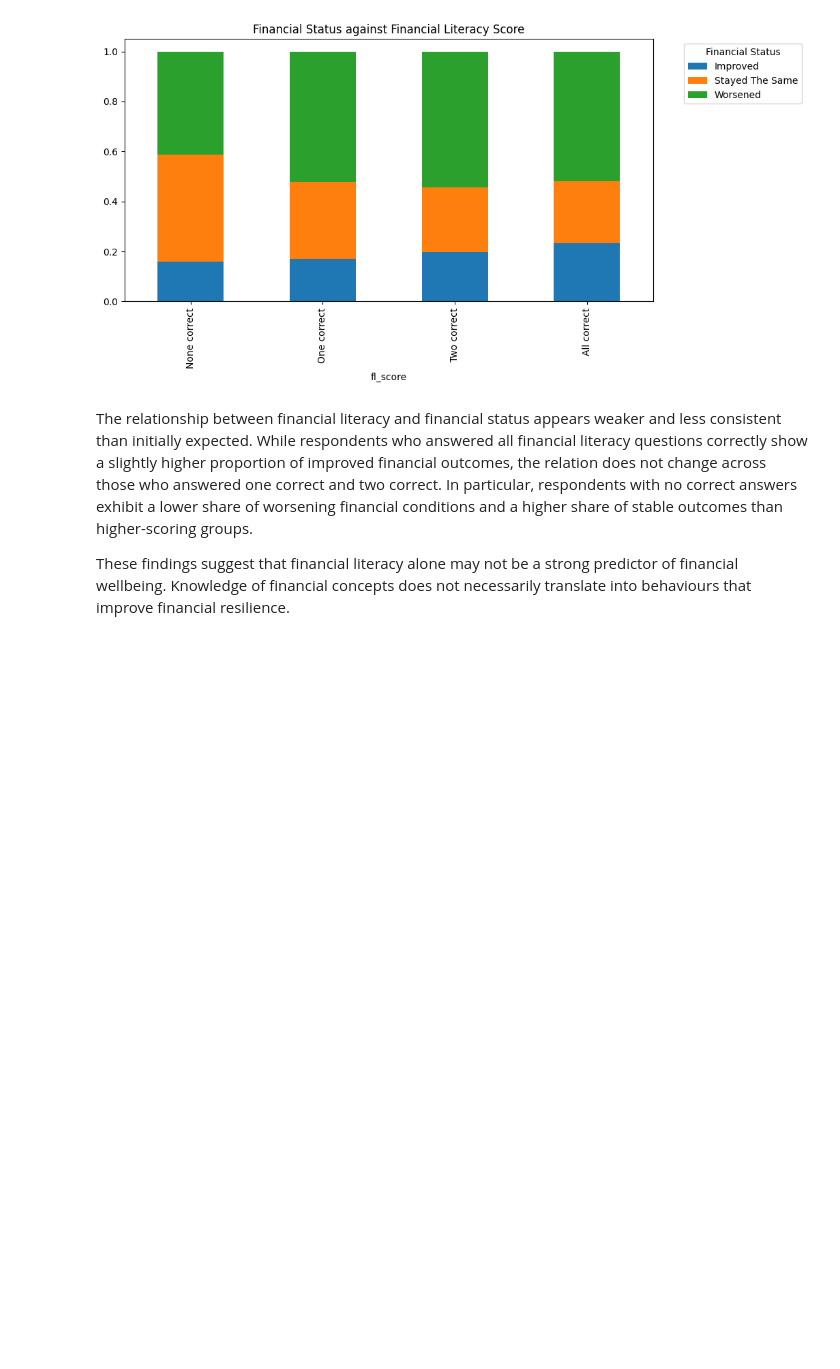
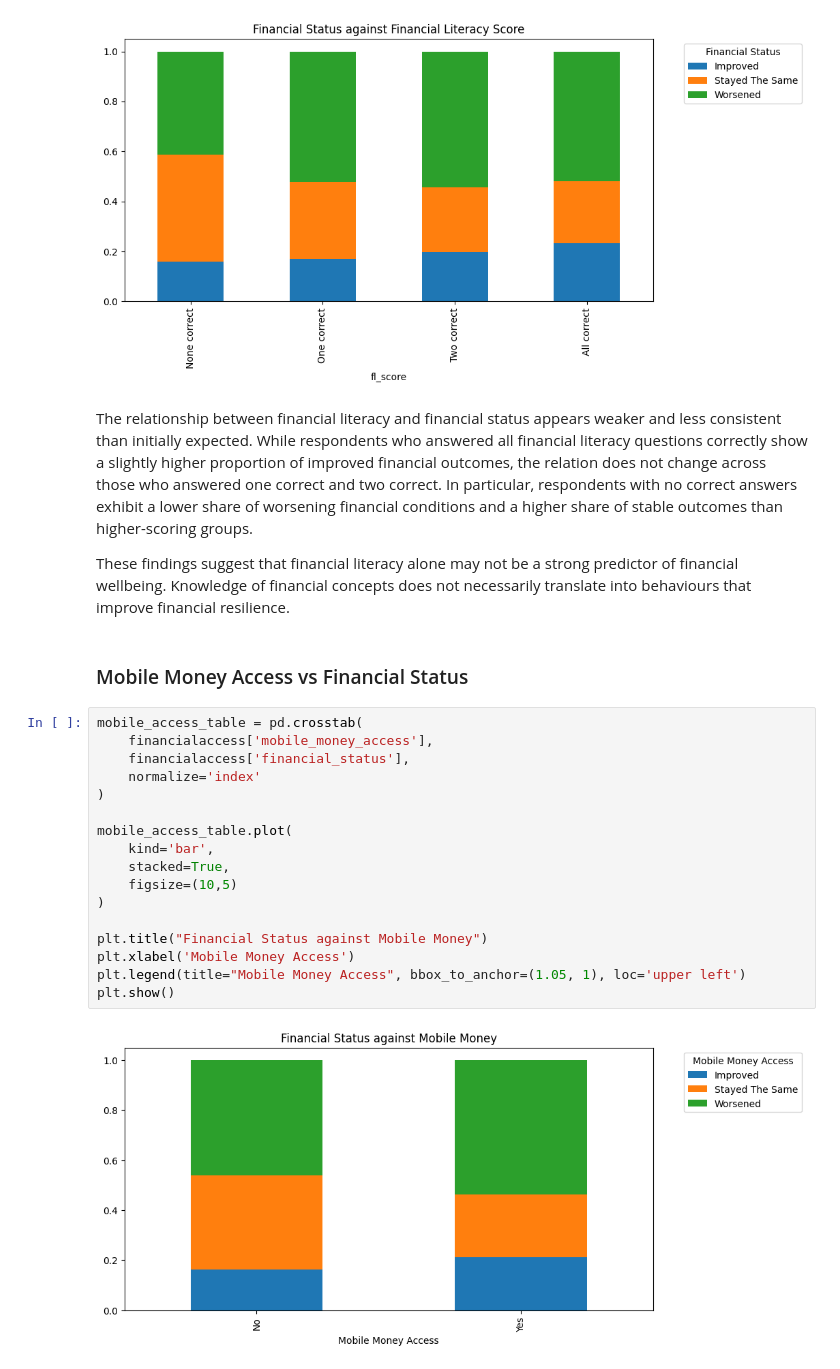
Before and after one commit to Guy0Kana/Datasprint2026-KenyaFinAccess, a Jupyter notebook: finaccess2024.ipynb, the cells around one changed output. Drawn from its saved outputs; the diff is of its cells as text; blank space fills up the shorter version.

```diff
--- a/finaccess2024.ipynb
+++ b/finaccess2024.ipynb
@@ -346,3 +349,24 @@ The relationship between financial literacy and financial status appears weaker
 While respondents who answered all financial literacy questions correctly show a slightly higher proportion of improved financial outcomes, the relation does not change across those who answered one correct and two correct. In particular, respondents with no correct answers exhibit a lower share of worsening financial conditions and a higher share of stable outcomes than higher-scoring groups.
 
 These findings suggest that financial literacy alone may not be a strong predictor of financial wellbeing. Knowledge of financial concepts does not necessarily translate into behaviours that improve financial resilience.
+# %% [markdown]
+### Mobile Money Access vs Financial Status
+# %%
+mobile_access_table = pd.crosstab(
+    financialaccess['mobile_money_access'],
+    financialaccess['financial_status'],
+    normalize='index'
+)
+
+mobile_access_table.plot(
+    kind='bar',
+    stacked=True,
+    figsize=(10,5)
+)
+
+plt.title("Financial Status against Mobile Money")
+plt.xlabel('Mobile Money Access')
+plt.legend(title="Mobile Money Access", bbox_to_anchor=(1.05, 1), loc='upper left')
+plt.show()
+# %% [output]
+[figure, added]
```
Also changed, not shown: parts of 26 cells of this notebook.
